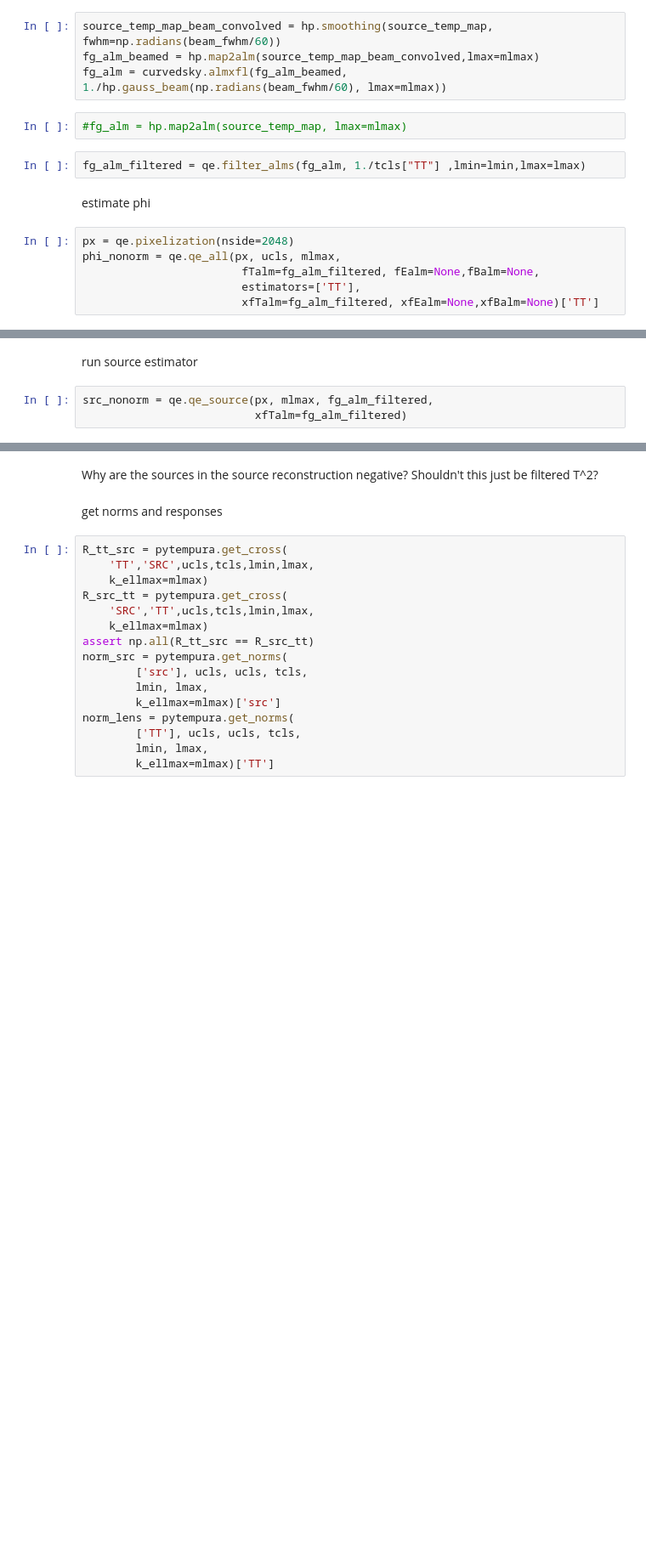
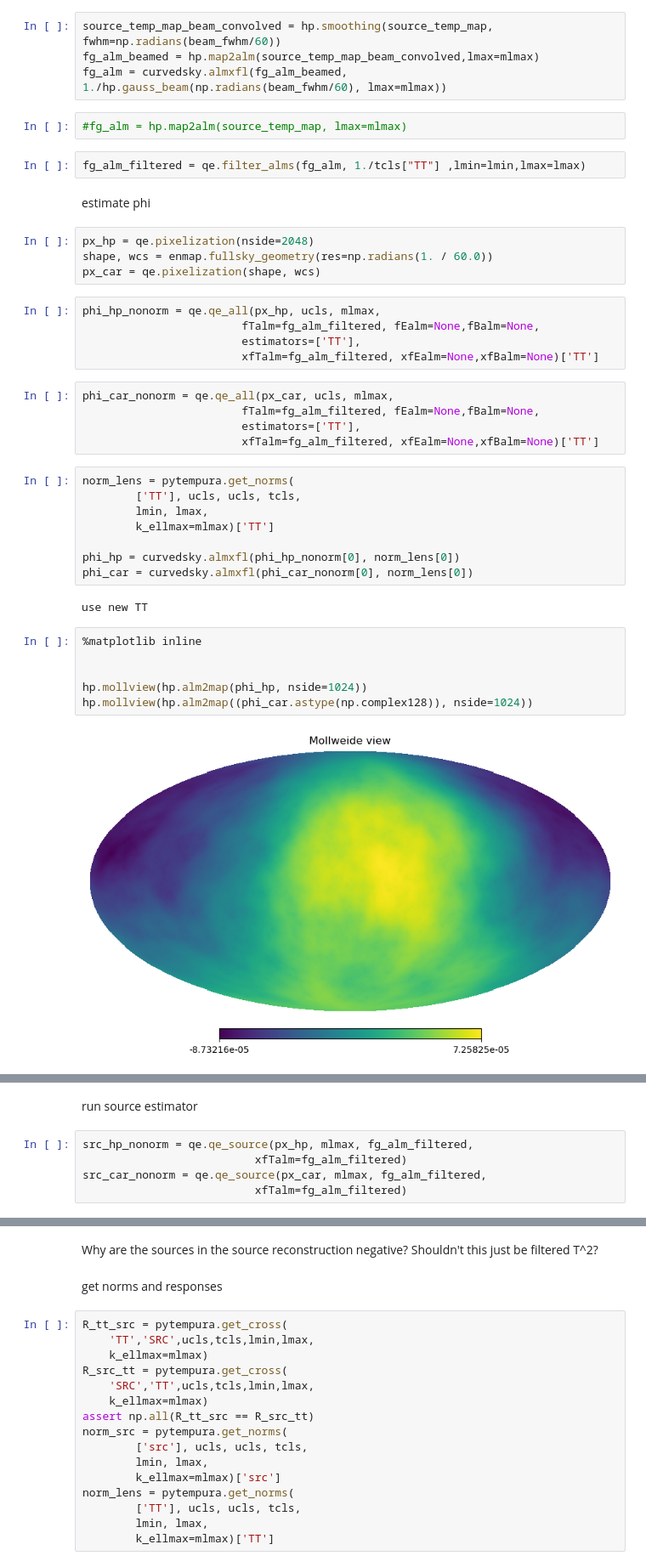
Before and after one commit to simonsobs/fgbias, a Jupyter notebook: examples/bh_test.ipynb, the cells around one changed output, grey strips where cells are left out. Shown at 85% size. Drawn from its saved outputs; the diff is of its cells as text; blank space fills up the shorter version.

```diff
--- a/examples/bh_test.ipynb
+++ b/examples/bh_test.ipynb
@@ -72,9 +72,35 @@ fg_alm = curvedsky.almxfl(fg_alm_beamed, 1./hp.gauss_beam(np.radians(beam_fwhm/6
 fg_alm_filtered = qe.filter_alms(fg_alm, 1./tcls["TT"] ,lmin=lmin,lmax=lmax)
 # %% [markdown]
 estimate phi
-# %%
-px = qe.pixelization(nside=2048)
-phi_nonorm = qe.qe_all(px, ucls, mlmax,
-                        fTalm=fg_alm_filtered, fEalm=None,fBalm=None,
-                        estimators=['TT'],
-                        xfTalm=fg_alm_filtered, xfEalm=None,xfBalm=None)['TT']
+# %%
+px_hp = qe.pixelization(nside=2048)
+shape, wcs = enmap.fullsky_geometry(res=np.radians(1. / 60.0))
+px_car = qe.pixelization(shape, wcs)
+# %%
+phi_hp_nonorm = qe.qe_all(px_hp, ucls, mlmax,
+                        fTalm=fg_alm_filtered, fEalm=None,fBalm=None,
+                        estimators=['TT'],
+                        xfTalm=fg_alm_filtered, xfEalm=None,xfBalm=None)['TT']
+# %%
+phi_car_nonorm = qe.qe_all(px_car, ucls, mlmax,
+                        fTalm=fg_alm_filtered, fEalm=None,fBalm=None,
+                        estimators=['TT'],
+                        xfTalm=fg_alm_filtered, xfEalm=None,xfBalm=None)['TT']
+# %%
+norm_lens = pytempura.get_norms(
+        ['TT'], ucls, ucls, tcls,
+        lmin, lmax,
+        k_ellmax=mlmax)['TT']
+
+phi_hp = curvedsky.almxfl(phi_hp_nonorm[0], norm_lens[0])
+phi_car = curvedsky.almxfl(phi_car_nonorm[0], norm_lens[0])
+# %% [output]
+use new TT
+# %%
+%matplotlib inline
+
+
+hp.mollview(hp.alm2map(phi_hp, nside=1024))
+hp.mollview(hp.alm2map((phi_car.astype(np.complex128)), nside=1024))
+# %% [output]
+[figure, added]
@@ -81,8 +108,10 @@ phi_nonorm = qe.qe_all(px, ucls, mlmax,
 # %% [markdown]
 run source estimator
 # %%
-src_nonorm = qe.qe_source(px, mlmax, fg_alm_filtered,
+src_hp_nonorm = qe.qe_source(px_hp, mlmax, fg_alm_filtered,
                           xfTalm=fg_alm_filtered)
+src_car_nonorm = qe.qe_source(px_car, mlmax, fg_alm_filtered,
+                          xfTalm=fg_alm_filtered)
 # %%
 %matplotlib inline
 
```
Also changed, not shown: parts of 4 cells of this notebook.
